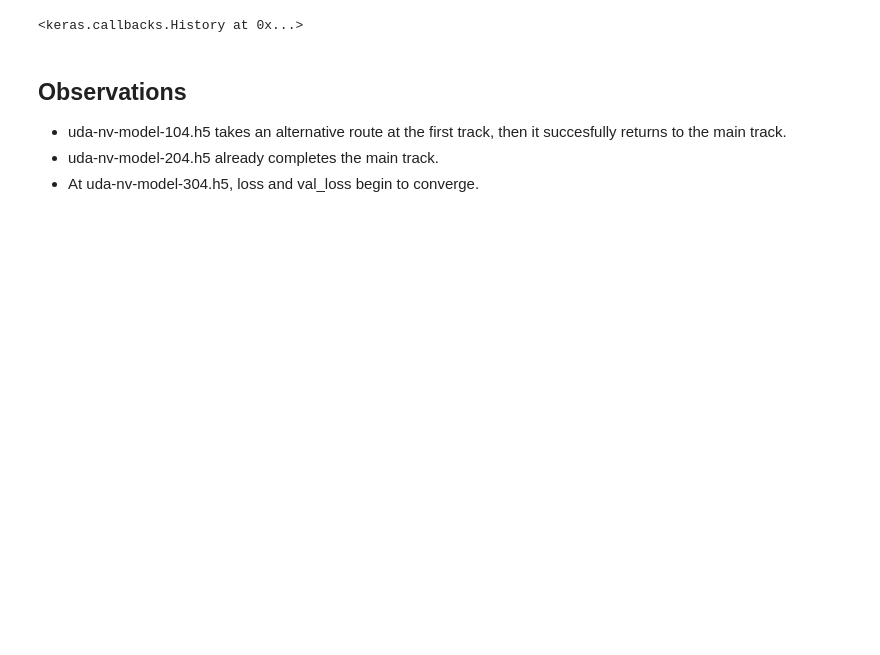
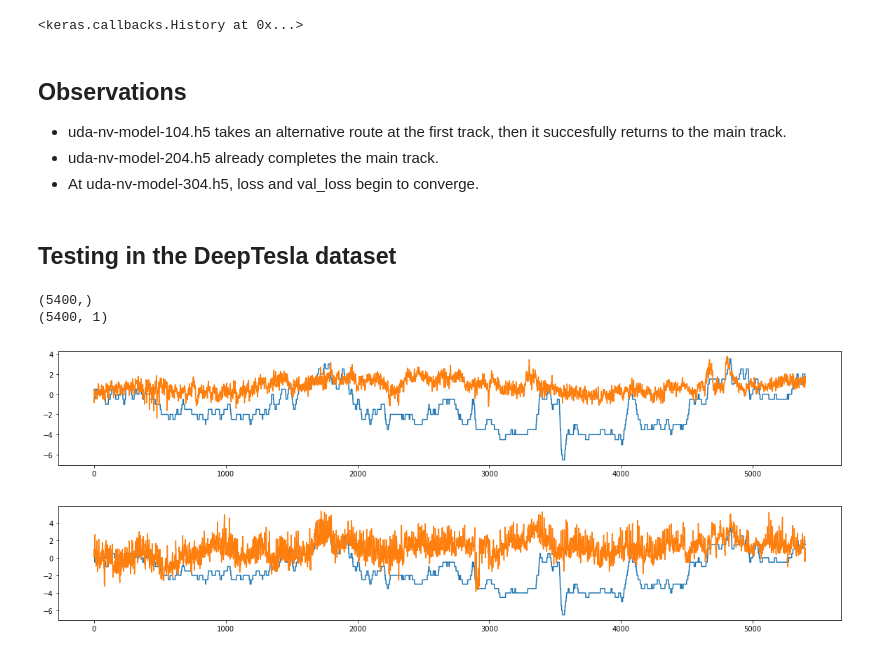
Before and after one commit to celerative/PPS-NN-Jaime, a Jupyter notebook: deeptesla/udacity.ipynb, the cells around one changed output. Saved outputs shown, nothing was run; the diff lists cells and outputs as text; code cells hidden in the pictures; blank space fills up the shorter version.

Commit message:
DeepTesla rev.11
Tested newer trained CNNs with the original validation set from DeepTesla dataset. Not very good results, though.

```diff
--- a/deeptesla/udacity.ipynb
+++ b/deeptesla/udacity.ipynb
@@ -347,3 +345,48 @@ Epoch 00004: saving model to uda-flat-model-204.h5
 * uda-nv-model-104.h5 takes an alternative route at the first track, then it succesfully returns to the main track.
 * uda-nv-model-204.h5 already completes the main track.
 * At uda-nv-model-304.h5, loss and val_loss begin to converge.
+# %% [markdown]
+## Testing in the DeepTesla dataset
+# %%
+from __future__ import print_function
+
+from PIL import Image
+import matplotlib.pyplot as plt
+import glob
+
+#save_dir = os.path.join(os.getcwd(), 'saved_models')
+model1_name = 'uda-flat-model-204.h5'
+model2_name = 'uda-nv-model-404.h5'
+#model1_path = os.path.join(save_dir, model1_name)
+
+model1 = load_model(model1_name)
+model2 = load_model(model2_name)
+
+x_test = []
+filelist = glob.glob("/mnt/j/Datasets/deeptesla/validation/*.jpg")
+for fname in filelist:
+     x_test.append(rgb2yuv(np.array(Image.open(fname))))
+x_test = np.array(x_test, dtype = 'float32')
+
+y_test = np.loadtxt("/mnt/j/Datasets/deeptesla/validation.csv", delimiter = ',')
+print(y_test.shape)
+
+plt.rcParams["figure.figsize"] = (20, 3)
+
+arr1 = model1.predict(x_test) * 25
+arr2 = model2.predict(x_test) * 25
+print(arr1.shape)
+
+plt.plot(y_test)
+plt.plot(arr1)
+plt.show()
+
+plt.figure()
+plt.plot(y_test)
+plt.plot(arr2)
+plt.show()
+# %% [output]
+(5400,)
+(5400, 1)
+[figure, added]
+[figure, added]
```
Also changed, not shown: parts of 2 cells of this notebook.
